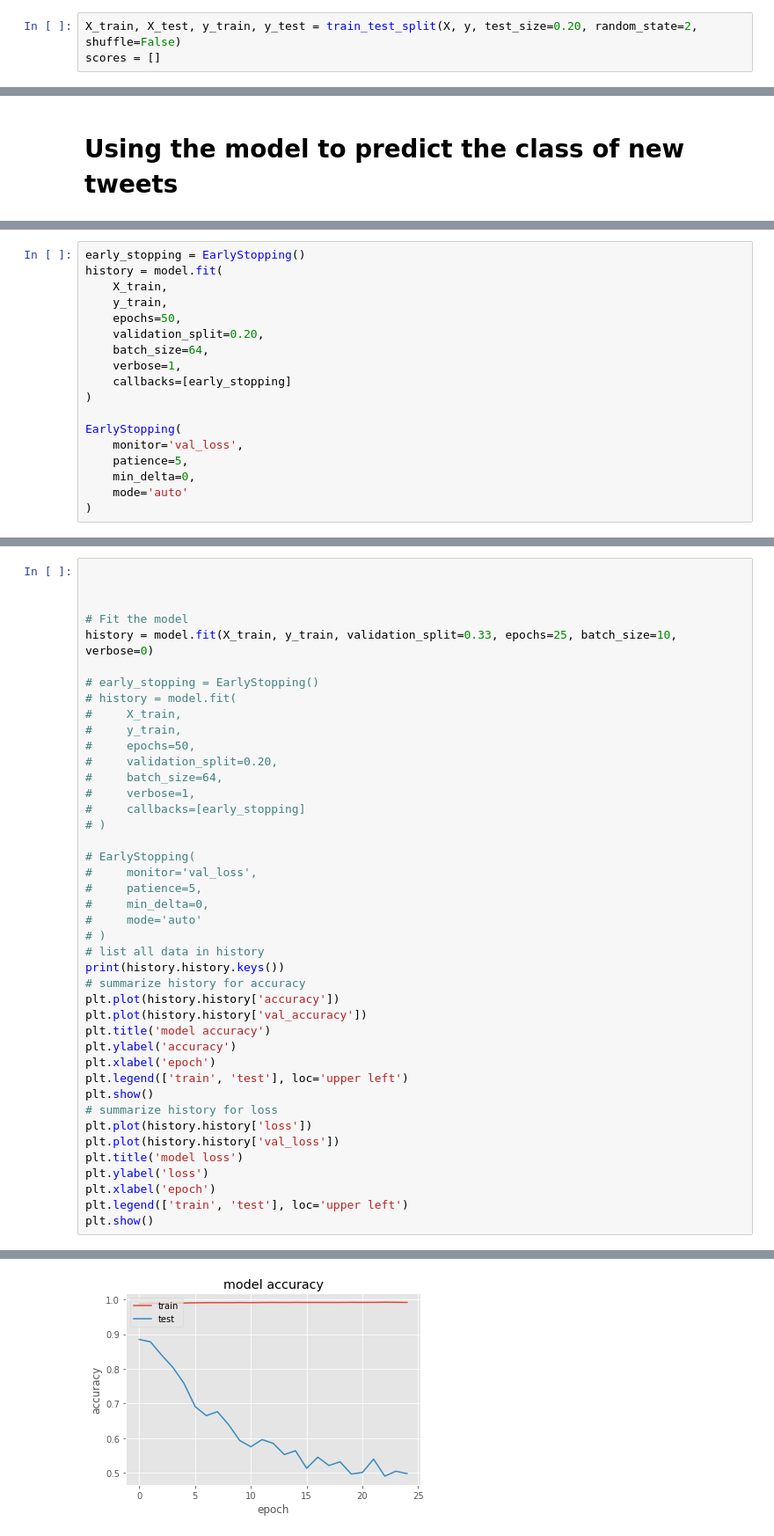
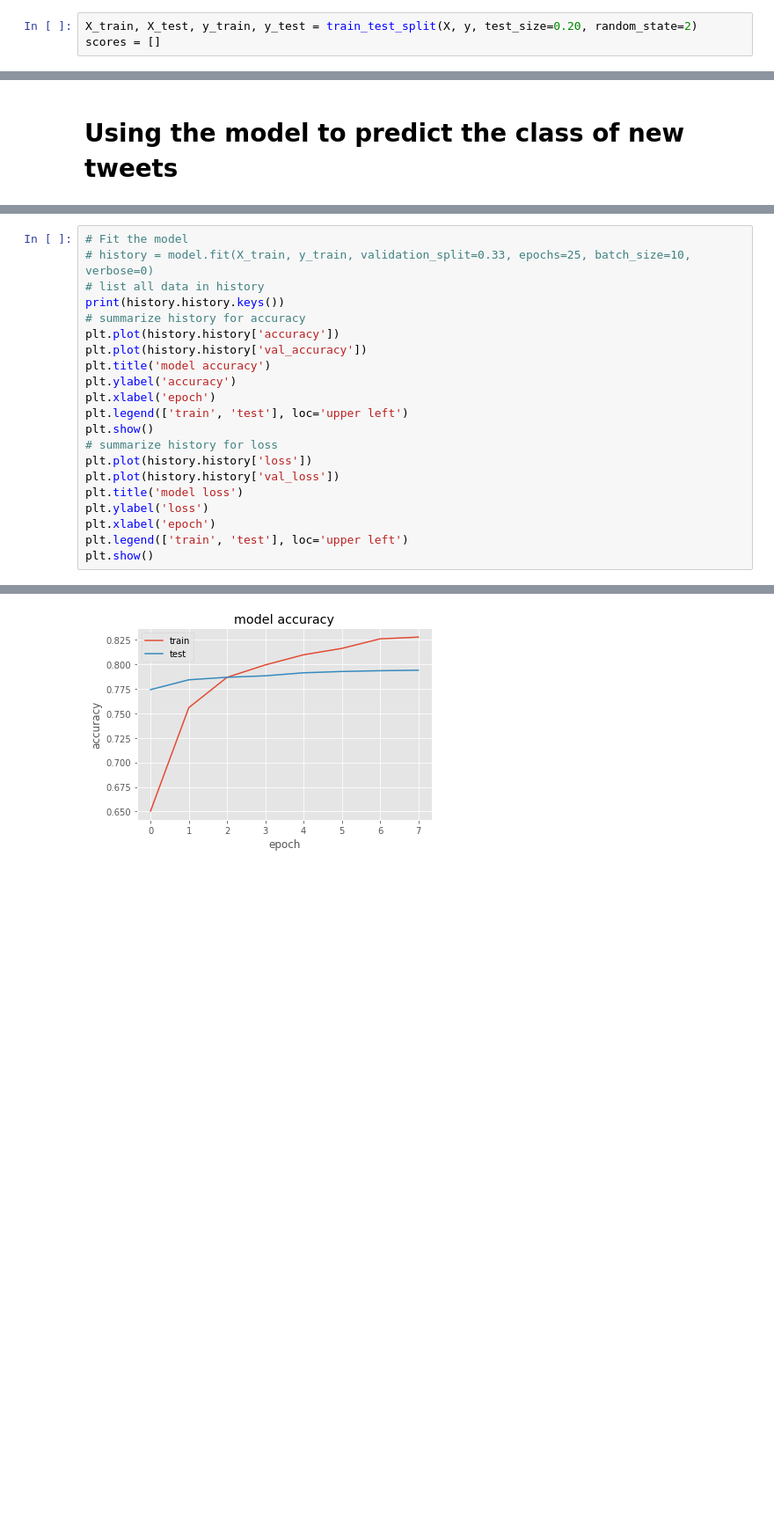
Before and after one commit to marwahfaraj/Arabic-twittes-sentiment-analysis, a Jupyter notebook: capstone2.ipynb, the cells around one changed output, grey strips where cells are left out. Shown at 88% size. Drawn from its saved outputs; the diff is of its cells as text; blank space fills up the shorter version.

```diff
--- a/capstone2.ipynb
+++ b/capstone2.ipynb
@@ -785,6 +794,6 @@ X.shape, y.shape
 # %% [markdown]
 # Spliting Dataset into 80% Training and 20% Testing
 # %%
-X_train, X_test, y_train, y_test = train_test_split(X, y, test_size=0.20, random_state=2, shuffle=False)
+X_train, X_test, y_train, y_test = train_test_split(X, y, test_size=0.20, random_state=2)
 scores = []
 # %%
@@ -1057,18 +1070,0 @@ array([[0.6959219]], dtype=float32)
-# %%
-early_stopping = EarlyStopping()
-history = model.fit(
-    X_train,
-    y_train,
-    epochs=50,
-    validation_split=0.20,
-    batch_size=64,
-    verbose=1,
-    callbacks=[early_stopping]
-)
-
-EarlyStopping(
-    monitor='val_loss',
-    patience=5,
-    min_delta=0,
-    mode='auto'
-)
@@ -1086,45 +1071,24 @@ acc
 # %%
-
-
-
 # Fit the model
-history = model.fit(X_train, y_train, validation_split=0.33, epochs=25, batch_size=10, verbose=0)
-
-# early_stopping = EarlyStopping()
-# history = model.fit(
-#     X_train,
-#     y_train,
-#     epochs=50,
-#     validation_split=0.20,
-#     batch_size=64,
-#     verbose=1,
-#     callbacks=[early_stopping]
-# )
-
-# EarlyStopping(
-#     monitor='val_loss',
-#     patience=5,
-#     min_delta=0,
-#     mode='auto'
-# )
+# history = model.fit(X_train, y_train, validation_split=0.33, epochs=25, batch_size=10, verbose=0)
 # list all data in history
 print(history.history.keys())
 # summarize history for accuracy
 plt.plot(history.history['accuracy'])
 plt.plot(history.history['val_accuracy'])
 plt.title('model accuracy')
 plt.ylabel('accuracy')
 plt.xlabel('epoch')
 plt.legend(['train', 'test'], loc='upper left')
 plt.show()
 # summarize history for loss
 plt.plot(history.history['loss'])
 plt.plot(history.history['val_loss'])
 plt.title('model loss')
 plt.ylabel('loss')
 plt.xlabel('epoch')
 plt.legend(['train', 'test'], loc='upper left')
 plt.show()
 # %% [output]
 dict_keys(['loss', 'accuracy', 'val_loss', 'val_accuracy'])
-[figure, old version]
+[figure, new version]
```
Also changed, not shown: parts of 29 cells of this notebook.
